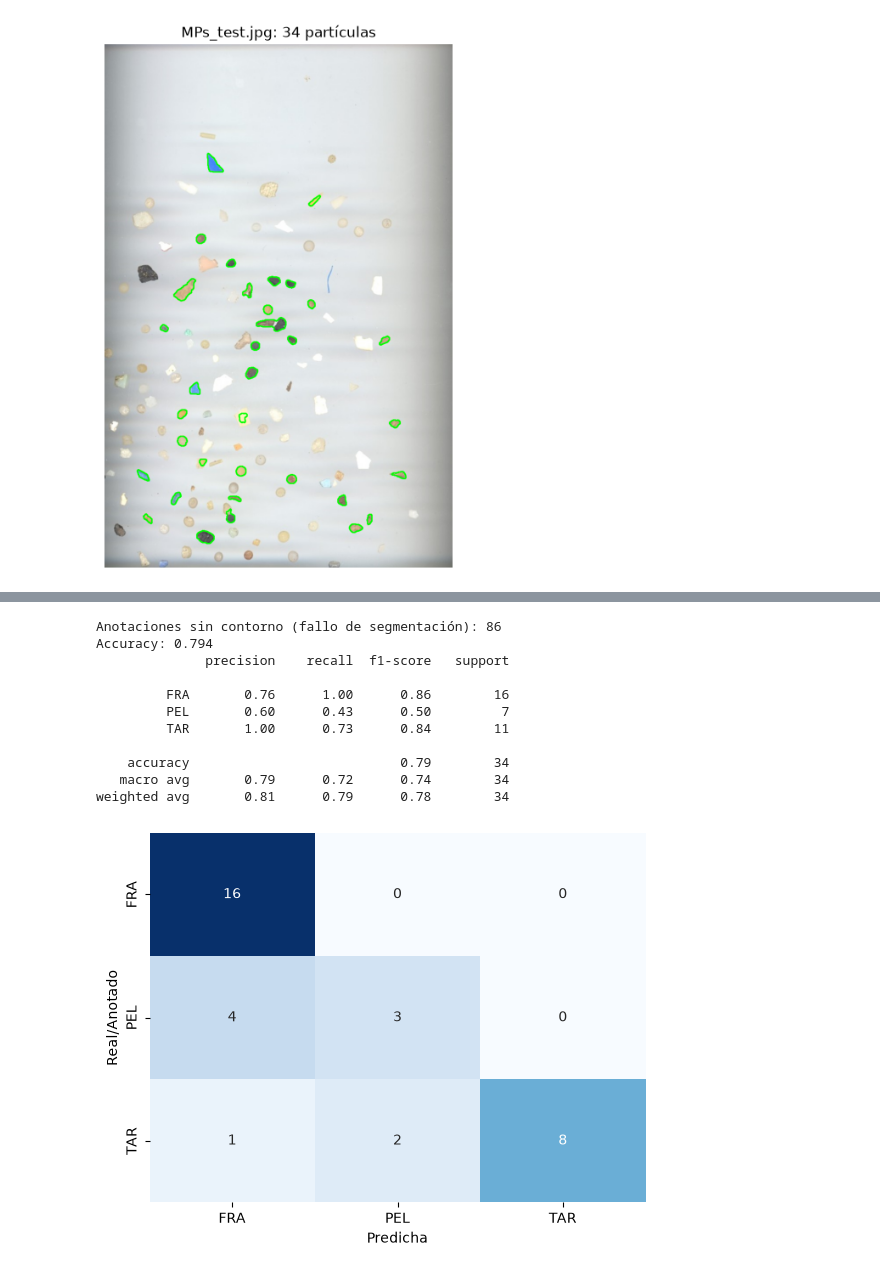
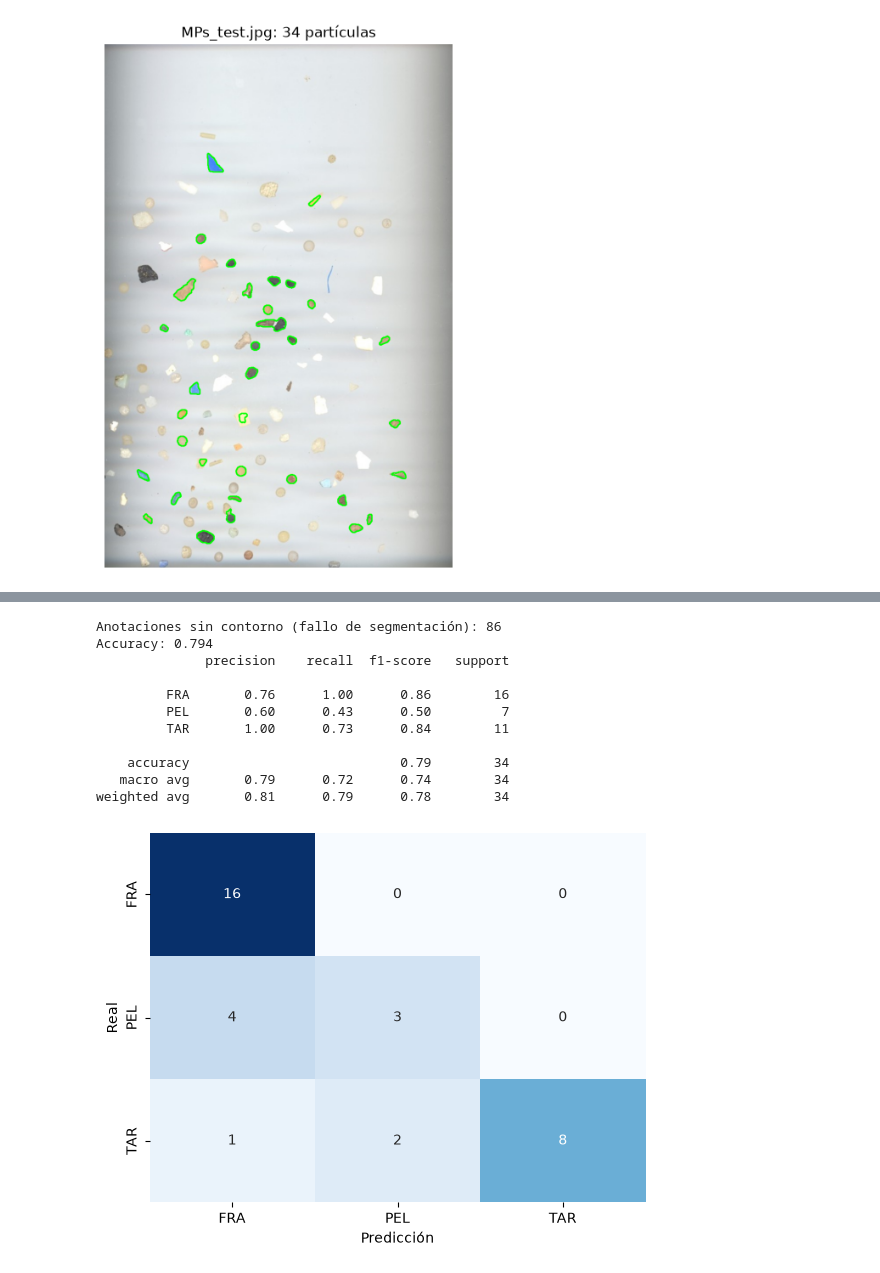
Before and after one commit to jesus-tdd/vc_P3, a Jupyter notebook: VC_P3.ipynb, the cells around one changed output, grey strips where cells are left out. Saved outputs shown, nothing was run; the diff lists cells and outputs as text; code cells hidden in the pictures.

```diff
--- a/VC_P3.ipynb
+++ b/VC_P3.ipynb
@@ -163,8 +163,8 @@ TRAIN_IMAGES = {
 }
 TEST_IMAGE = "MPs_test.jpg"
 
-def segment_particles(img):
-    blur = cv2.GaussianBlur(img, (5, 5), 0)
+def segment_particles(img_bgr):
+    blur = cv2.GaussianBlur(img_bgr, (5, 5), 0)
     lab = cv2.cvtColor(blur, cv2.COLOR_BGR2LAB).astype(np.float32)
 
     bg_color = np.median(lab.reshape(-1, 3), axis=0)
@@ -173,7 +173,6 @@ def segment_particles(img):
     dist = np.linalg.norm(lab - bg_color, axis=2)
     dist = np.clip(dist * 2.5, 0, 255).astype(np.uint8)
 
-    # TODO: pq otsu??
     t, _ = cv2.threshold(dist, 0, 255, cv2.THRESH_BINARY + cv2.THRESH_OTSU)
     _, th = cv2.threshold(dist, max(t, MIN_T), 255, cv2.THRESH_BINARY)
 
@@ -334,33 +333,33 @@ with open("MPs_test_bbs.csv", newline="") as f:
         dentro = [i for i, (cx, cy, a) in enumerate(centers)
                   if x0 <= cx <= x1 and y0 <= cy <= y1]
         if not dentro:
             perdidas += 1
             continue
         i = max(dentro, key=lambda j: centers[j][2])   # el de mayor área
         y_true.append(row["label"])
         y_pred.append(clf.predict(F[i:i+1])[0])
 
 print(f"Anotaciones sin contorno (fallo de segmentación): {perdidas}")
 print(f"Accuracy: {accuracy_score(y_true, y_pred):.3f}")
 print(classification_report(y_true, y_pred, zero_division=0))
 
 labels = ["FRA", "PEL", "TAR"]
 cm = confusion_matrix(y_true, y_pred, labels=labels)
 sns.heatmap(cm, annot=True, fmt="d", cbar=False, cmap="Blues",
             xticklabels=labels, yticklabels=labels)
-plt.xlabel("Predicha")
-plt.ylabel("Real/Anotado")
+plt.xlabel("Predicción")
+plt.ylabel("Real")
 plt.show()
 # %% [output]
 Anotaciones sin contorno (fallo de segmentación): 86
 Accuracy: 0.794
               precision    recall  f1-score   support
 
          FRA       0.76      1.00      0.86        16
          PEL       0.60      0.43      0.50         7
          TAR       1.00      0.73      0.84        11
 
     accuracy                           0.79        34
    macro avg       0.79      0.72      0.74        34
 weighted avg       0.81      0.79      0.78        34
-[figure, old version]
+[figure, new version]
```
Also changed, not shown: parts of 1 cell of this notebook, 1 other file.
